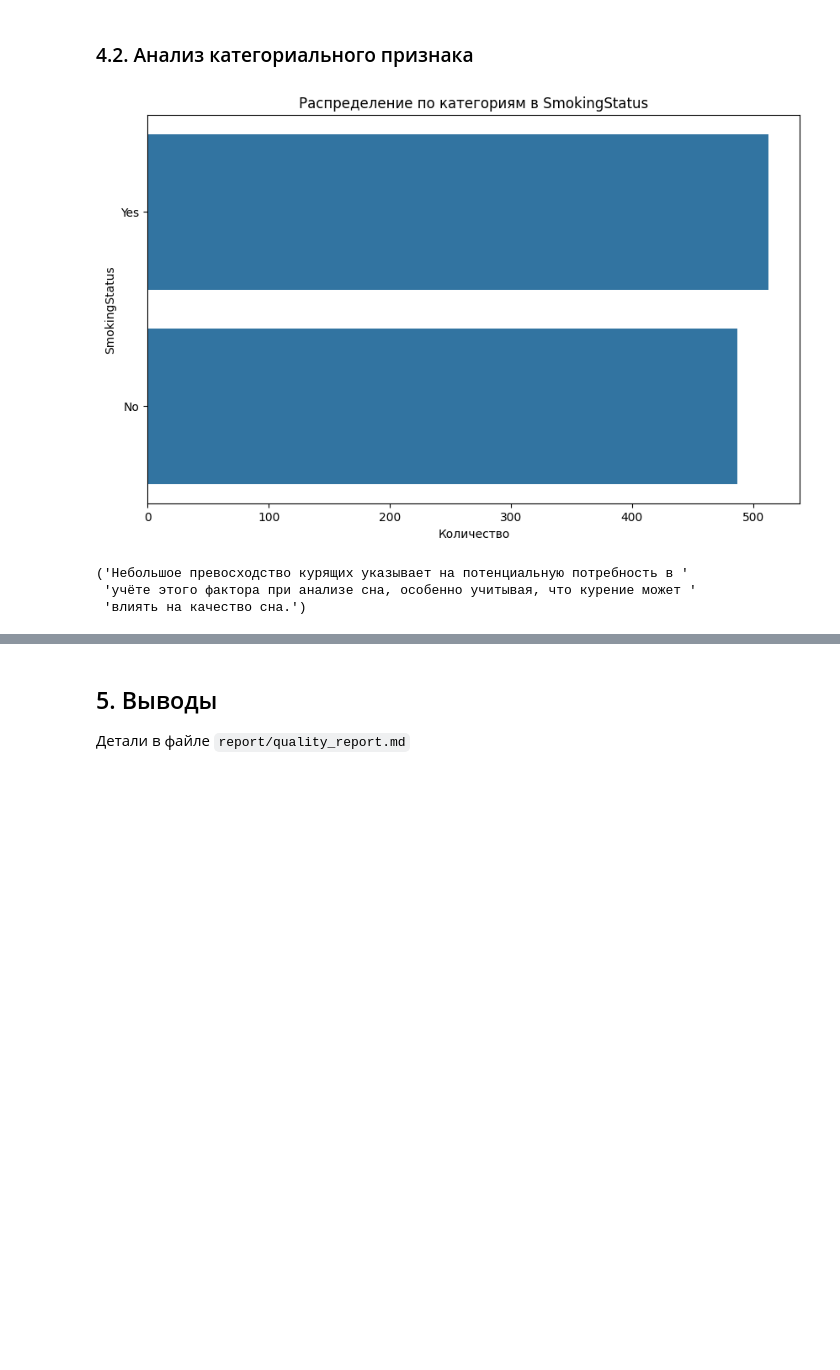
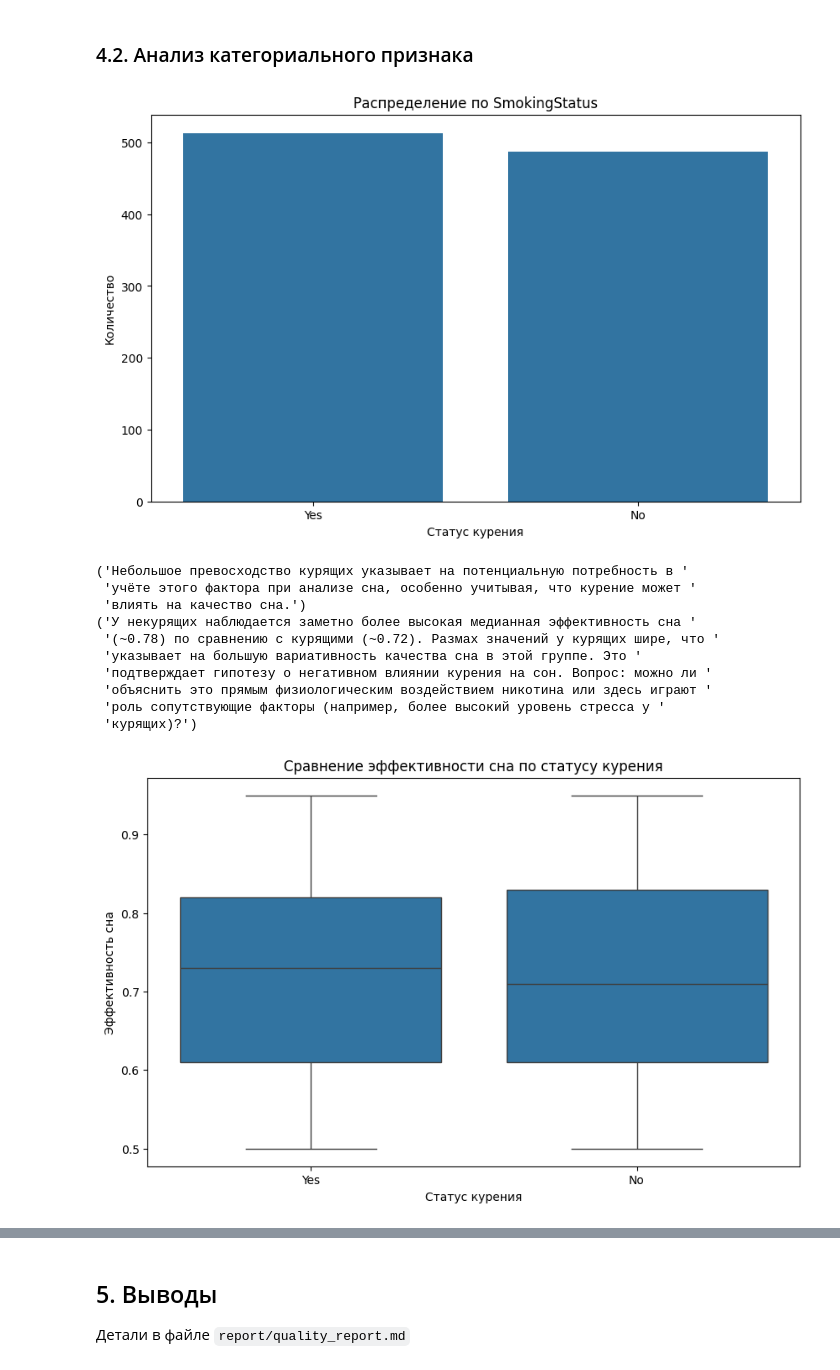
Before and after one commit to kiyoukasu1getsu/dataAnalysis, a Jupyter notebook: notebooks/01_data_understanding.ipynb, the cells around one changed output, grey strips where cells are left out. Cells and saved outputs as stored; diff of their text form; code cells hidden in the pictures; blank space fills up the shorter version.

```diff
--- a/notebooks/01_data_understanding.ipynb
+++ b/notebooks/01_data_understanding.ipynb
@@ -163,19 +163,28 @@ pprint("Большинство людей спят 6–8 часов. Наблю
 # %%
 # 'SmokingStatus' столбец показывает, курит участник исследования или нет.
 cat_col = 'SmokingStatus'
 
 # Визуализация
 plt.figure(figsize=(10, 6))
-top_categories = df[cat_col].value_counts()
-sns.barplot(x=top_categories.values, y=top_categories.index)
-plt.title(f'Распределение по категориям в {cat_col}')
-plt.xlabel('Количество')
+smoking_status = df[cat_col].value_counts()
+sns.barplot(y=smoking_status.values, x=smoking_status.index)
+plt.title(f'Распределение по {cat_col}')
+plt.xlabel('Статус курения')
+plt.ylabel('Количество')
 plt.show()
 
-# Описание
+#Описание
 pprint("Небольшое превосходство курящих указывает на потенциальную потребность в учёте этого фактора при анализе сна, особенно учитывая, что курение может влиять на качество сна.")
 # %% [output]
-[figure, old version]
+[figure, new version]
 ('Небольшое превосходство курящих указывает на потенциальную потребность в '
  'учёте этого фактора при анализе сна, особенно учитывая, что курение может '
  'влиять на качество сна.')
+('У некурящих наблюдается заметно более высокая медианная эффективность сна '
+ '(~0.78) по сравнению с курящими (~0.72). Размах значений у курящих шире, что '
+ 'указывает на большую вариативность качества сна в этой группе. Это '
+ 'подтверждает гипотезу о негативном влиянии курения на сон. Вопрос: можно ли '
+ 'объяснить это прямым физиологическим воздействием никотина или здесь играют '
+ 'роль сопутствующие факторы (например, более высокий уровень стресса у '
+ 'курящих)?')
+[figure, added]
```
Also changed, not shown: parts of 3 cells of this notebook, 1 other file.
